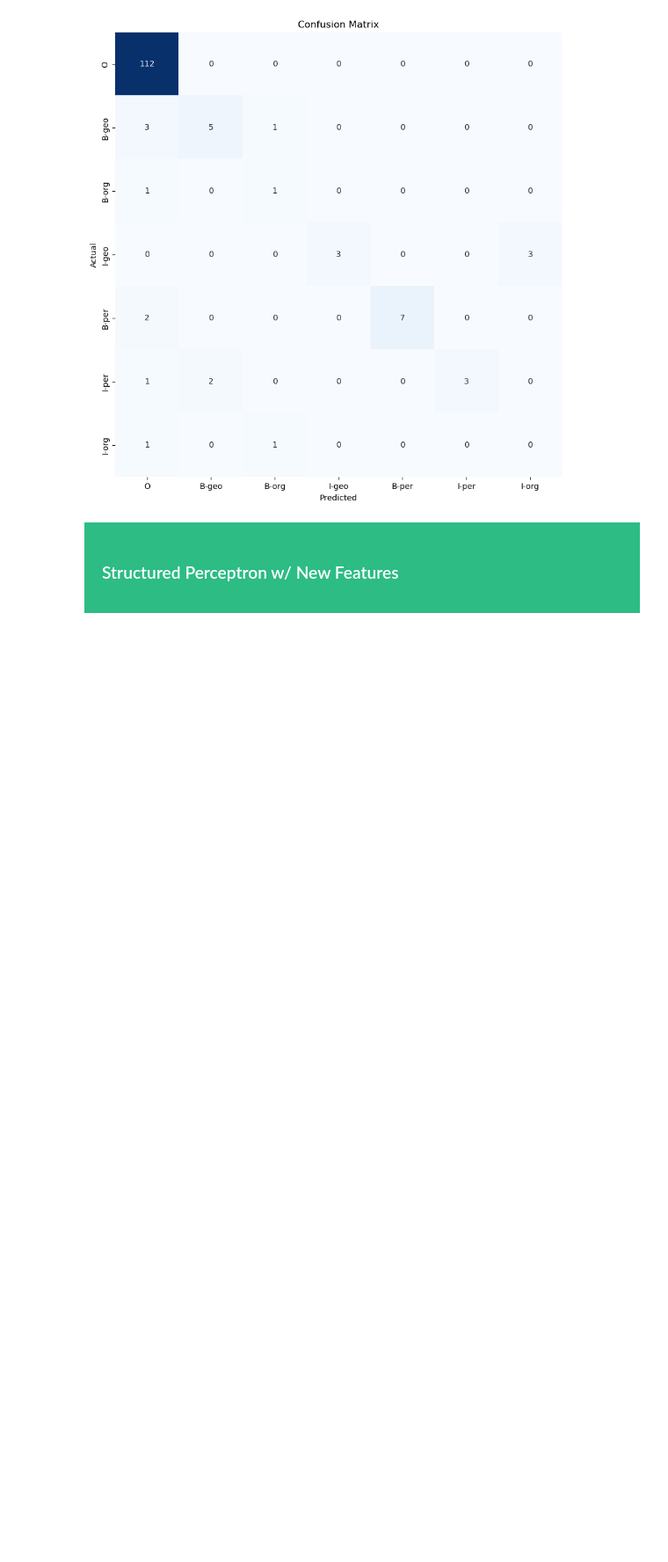
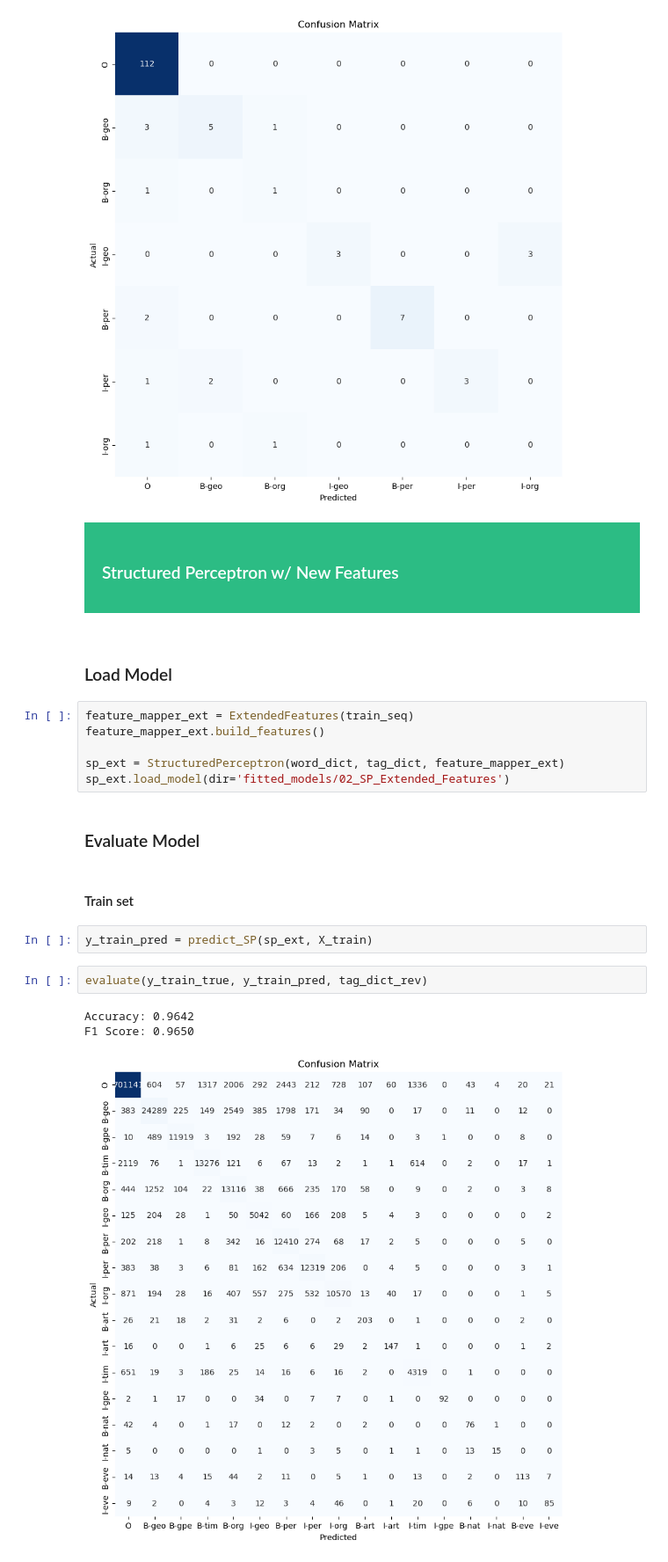
Before and after one commit to davidrosado4/named-entity-recognition, a Jupyter notebook: reproduce_results.ipynb, the cells around one changed output. Shown at 88% size. Drawn from its saved outputs; the diff is of its cells as text; blank space fills up the shorter version.

Commit message:
Added extended features to structured perceptron model

```diff
--- a/reproduce_results.ipynb
+++ b/reproduce_results.ipynb
@@ -129,3 +113,23 @@ F1 Score: 0.8934
 <div class="alert" style="padding: 20px;background-color: #2cbc84; color: white; margin-bottom: 15px;">
 <h3>Structured Perceptron w/ New Features</h3>
 </div>
+# %% [markdown]
+### Load Model
+# %%
+feature_mapper_ext = ExtendedFeatures(train_seq)
+feature_mapper_ext.build_features()
+
+sp_ext = StructuredPerceptron(word_dict, tag_dict, feature_mapper_ext)
+sp_ext.load_model(dir='fitted_models/02_SP_Extended_Features')
+# %% [markdown]
+### Evaluate Model
+# %% [markdown]
+#### Train set
+# %%
+y_train_pred = predict_SP(sp_ext, X_train)
+# %%
+evaluate(y_train_true, y_train_pred, tag_dict_rev)
+# %% [output]
+Accuracy: 0.9642
+F1 Score: 0.9650
+[figure, added]
```
Also changed, not shown: parts of 10 cells of this notebook, 2 other files.
